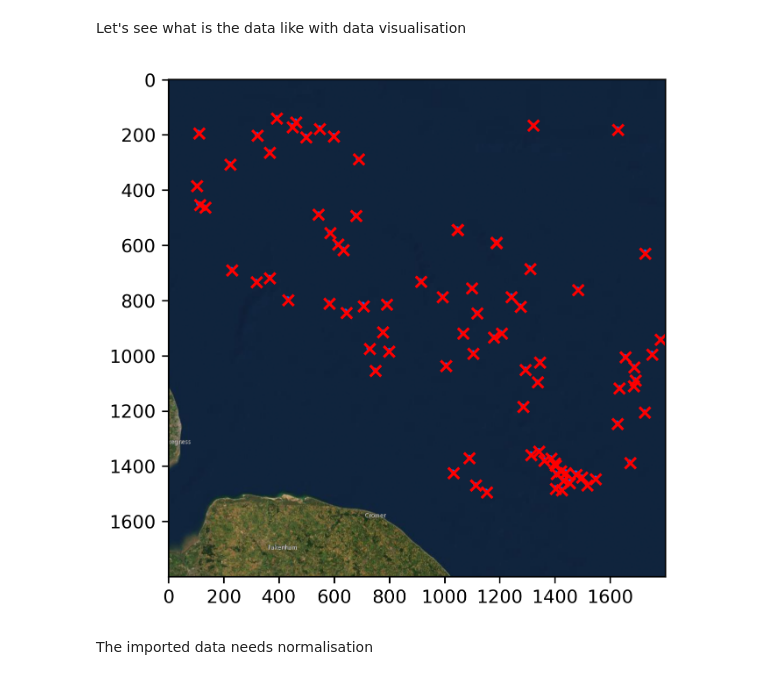
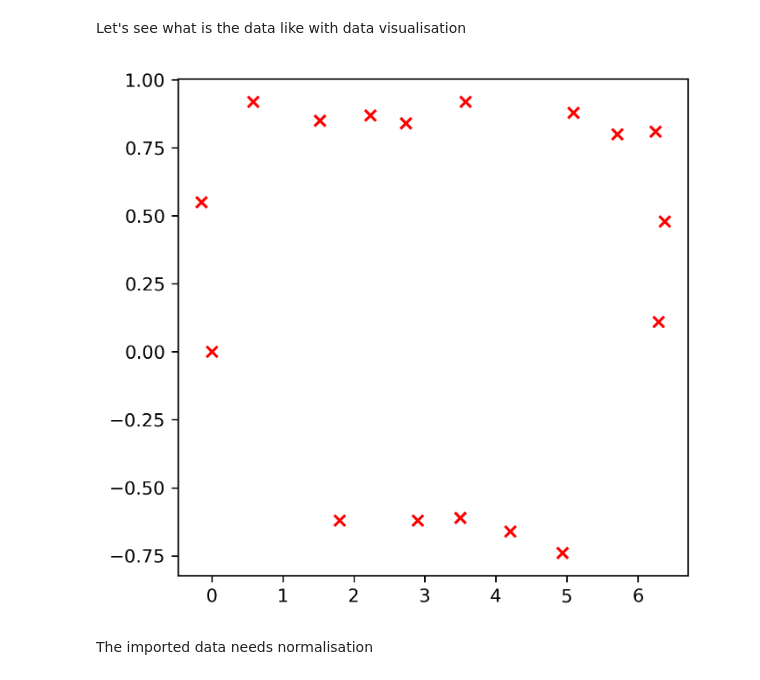
Before and after one commit to ma-shangao/rl_waypoint_mrta, a Jupyter notebook: eval_sample.ipynb, the cells around one changed output. Saved outputs shown, nothing was run; the diff lists cells and outputs as text; code cells hidden in the pictures.

Commit message:
417-17 waypoints data

```diff
--- a/eval_sample.ipynb
+++ b/eval_sample.ipynb
@@ -43,7 +43,7 @@ x = torch.rand([1, 100, 2])
 
 or it can be imported from a file:
 # %%
-x = np.load('./tmp/platforms.npy')
+x = np.load('./tmp/waypoints417_17.npy')
 x = np.expand_dims(x, 0)
 x = torch.from_numpy(x)
 # %% [markdown]
@@ -51,12 +51,12 @@ Let's see what is the data like with data visualisation
 # %%
 plt.figure(figsize=[5.0, 5.0], dpi=300.0)
 
-plt.imshow(plt.imread('./tmp/Northsea plt.png'))
+# plt.imshow(plt.imread('./tmp/Northsea plt.png'))
 
 plt.scatter(x[0, :, 0], x[0, :, 1], marker='x', c='r')
 plt.savefig('/Users/masong/taskpoints.eps', format='eps')
 # %% [output]
-[figure, old version]
+[figure, new version]
 # %% [markdown]
 The imported data needs normalisation
 # %%
```
Also changed, not shown: parts of 7 cells of this notebook, 3 other files.
